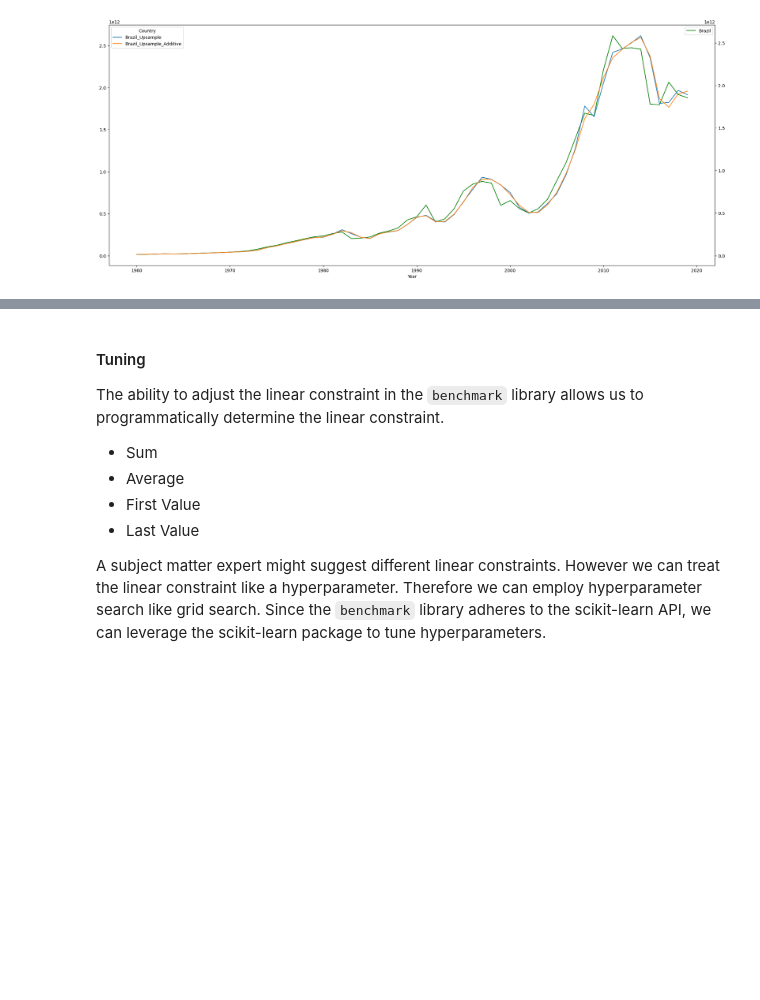
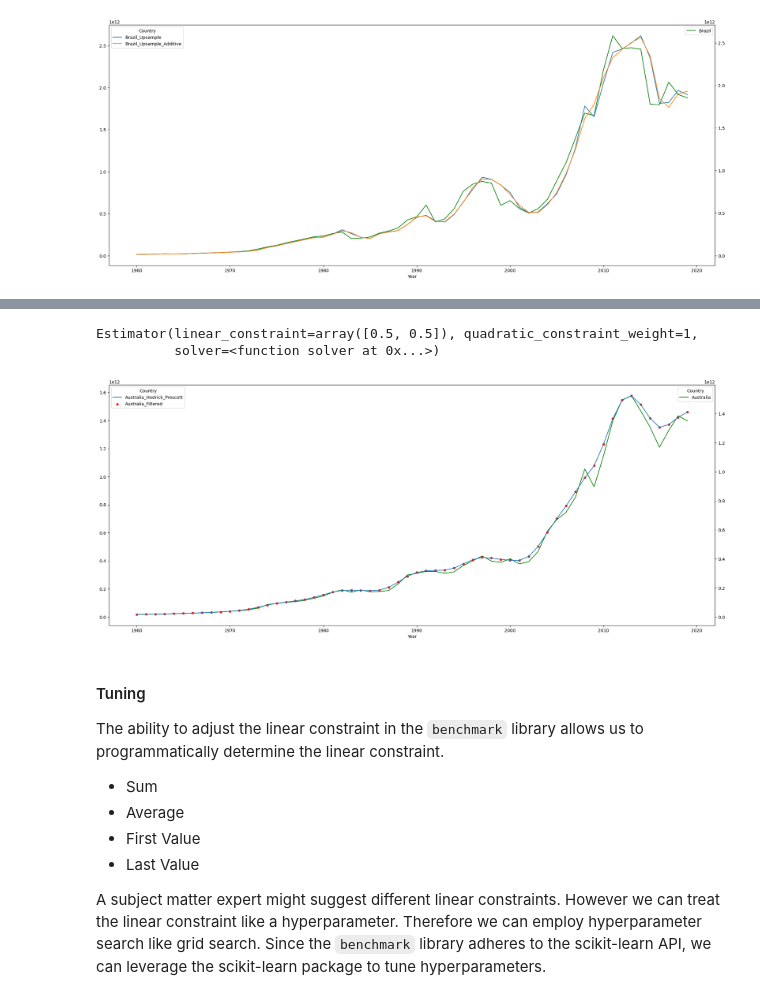
Before and after one commit to cp71/benchmarking, a Jupyter notebook: documentation/users-guide.ipynb, the cells around one changed output, grey strips where cells are left out. Cells and saved outputs as stored; diff of their text form; code cells hidden in the pictures; blank space fills up the shorter version.

Commit message:
add hodrick prescott

```diff
--- a/documentation/users-guide.ipynb
+++ b/documentation/users-guide.ipynb
@@ -304,3 +343,46 @@ plt.show();
+# %%
+# australia_cycle, australia_trend = statsmodels.tsa.filters.hp_filter.hpfilter(data["Australia"].values, lamb = 1)
+australia_cycle, australia_trend = sm.tsa.filters.hpfilter(data["Australia"].values, lamb = 1)
+# %%
+def solver(high_frequency_data: ArrayLike,
+           low_frequency_data: ArrayLike,
+           annotation_data: ArrayLike,
+           linear_constraint: ArrayLike,
+           quadratic_constraint_weight: Union[float,int]) -> ArrayLike:
+
+    def _objective(X,Y = annotation_data):
+        return quadratic_constraint_weight * np.sum((X-Y)**2) + np.sum(np.diff(X, 2)**2)
+
+    output = scipy.optimize.minimize(_objective,
+                                     method = "Powell",
+                                     x0 = high_frequency_data,
+                                     args=(annotation_data))
+
+    return output.x
+# %%
+high_frequency_data = np.ones(data["Australia"].shape[0])
+low_frequency_data = data["Brazil_Downsample"].dropna().values
+annotation_data = data["Australia"].values
+quadratic_constraint_weight = 1
+
+estimator = Estimator(quadratic_constraint_weight = quadratic_constraint_weight, solver = solver)
+estimator.fit(high_frequency_data, low_frequency_data, annotation_data = annotation_data)
+# %% [output]
+Estimator(linear_constraint=array([0.5, 0.5]), quadratic_constraint_weight=1,
+          solver=<function solver at 0x...>)
+# %%
+data["Australia_Filtered"] = estimator.predict()
+data["Australia_Hodrick_Prescott"] = australia_trend
+
+data[["Australia"]].plot(color = "green");
+# plt.legend(loc = "upper left")
+ax = plt.gca().twinx()
+data[["Australia_Hodrick_Prescott"]].reset_index().plot.scatter(x = "Year", y = "Australia_Hodrick_Prescott", ax = ax, c = "r", label = "Australia_Hodrick_Prescott");
+data[["Australia_Filtered"]].plot(ax = ax);
+plt.ylabel("")
+plt.show();
+# %% [output]
+[figure, added]
 # %% [markdown]
 #### Tuning
 
```
Also changed, not shown: parts of 13 cells of this notebook.
